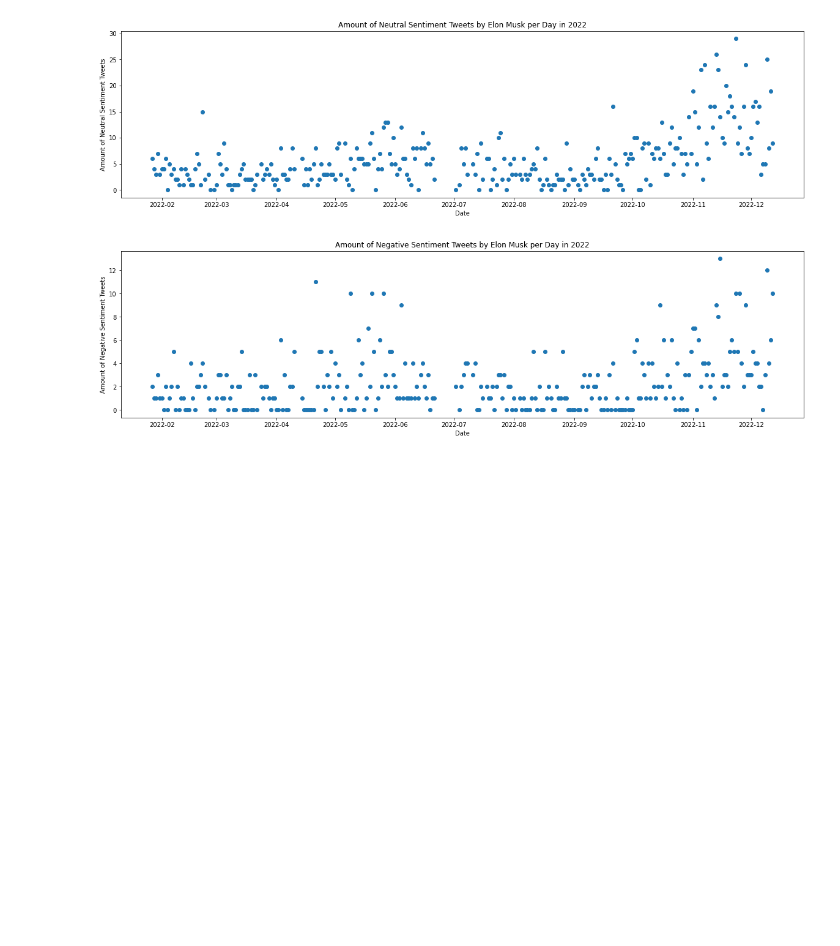
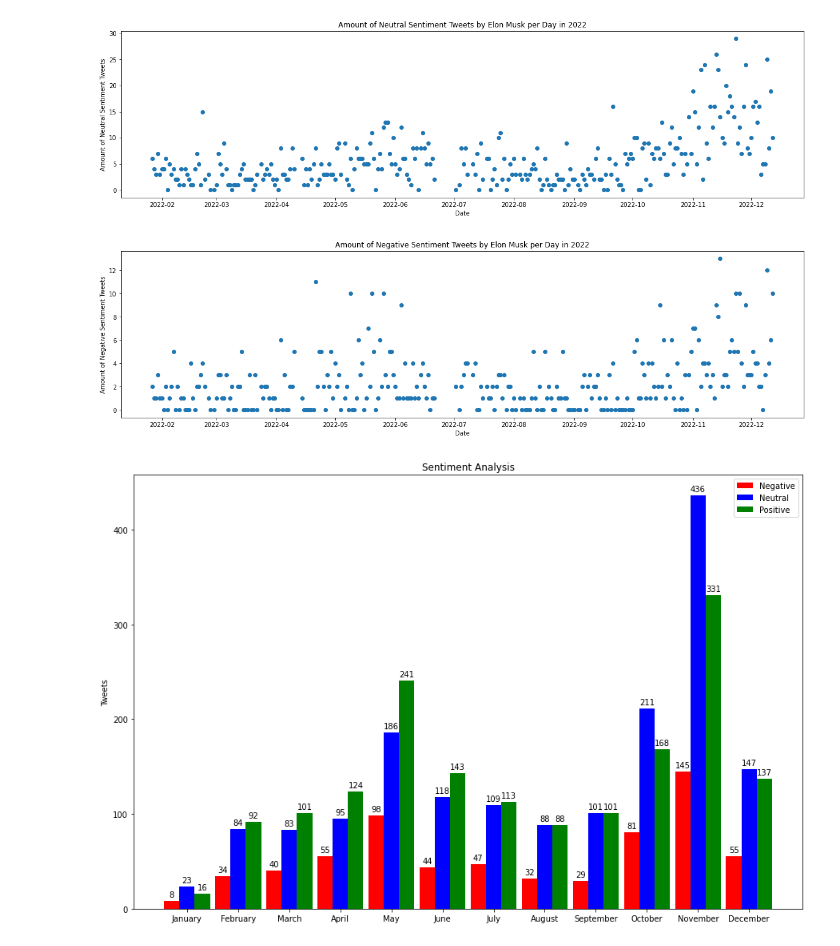
Before and after one commit to mreeve29/mreeve29.github.io, a Jupyter notebook: Elon_Tweets_Project.ipynb, the cells around one changed output. Cells and saved outputs as stored; diff of their text form; code cells hidden in the pictures; blank space fills up the shorter version.

Commit message:
bar charts

```diff
--- a/Elon_Tweets_Project.ipynb
+++ b/Elon_Tweets_Project.ipynb
@@ -455,3 +455,40 @@ plt.ylabel("Amount of Negative Sentiment Tweets")
 plt.show()
 # %% [output]
 [figure]
+# %%
+labels = ['January','February','March','April','May','June','July','August','September','October','November','December']
+pos = [0]*12
+neg = [0]*12
+neutral = [0]*12
+for index, row in df.iterrows():
+    date = int(row['date'].month)
+    if row['pos'] == 1:
+        pos[date - 1] = pos[date - 1] + 1
+    elif row['neg'] == 1:
+        neg[date - 1] = neg[date - 1] + 1
+    elif row['neu'] == 1:
+        neutral[date - 1] = neutral[date - 1] + 1
+
+x = np.arange(len(labels))  # the label locations
+width = 0.3  # the width of the bars
+
+fig, ax = plt.subplots()
+fig.set_figheight(10)
+fig.set_figwidth(15)
+rects1 = ax.bar(x - width, neg, width, label='Negative', color='red')
+rects2 = ax.bar(x, neutral, width, label='Neutral', color='blue')
+rects3 = ax.bar(x + width, pos, width, label='Positive', color='green')
+
+# Add some text for labels, title and custom x-axis tick labels, etc.
+ax.set_ylabel('Tweets')
+ax.set_title('Sentiment Analysis')
+ax.set_xticks(x, labels)
+ax.legend()
+
+ax.bar_label(rects1, padding=3)
+ax.bar_label(rects2, padding=3)
+ax.bar_label(rects3, padding=3)
+
+plt.show()
+# %% [output]
+[figure, added]
```
Also changed, not shown: parts of 10 cells of this notebook.
